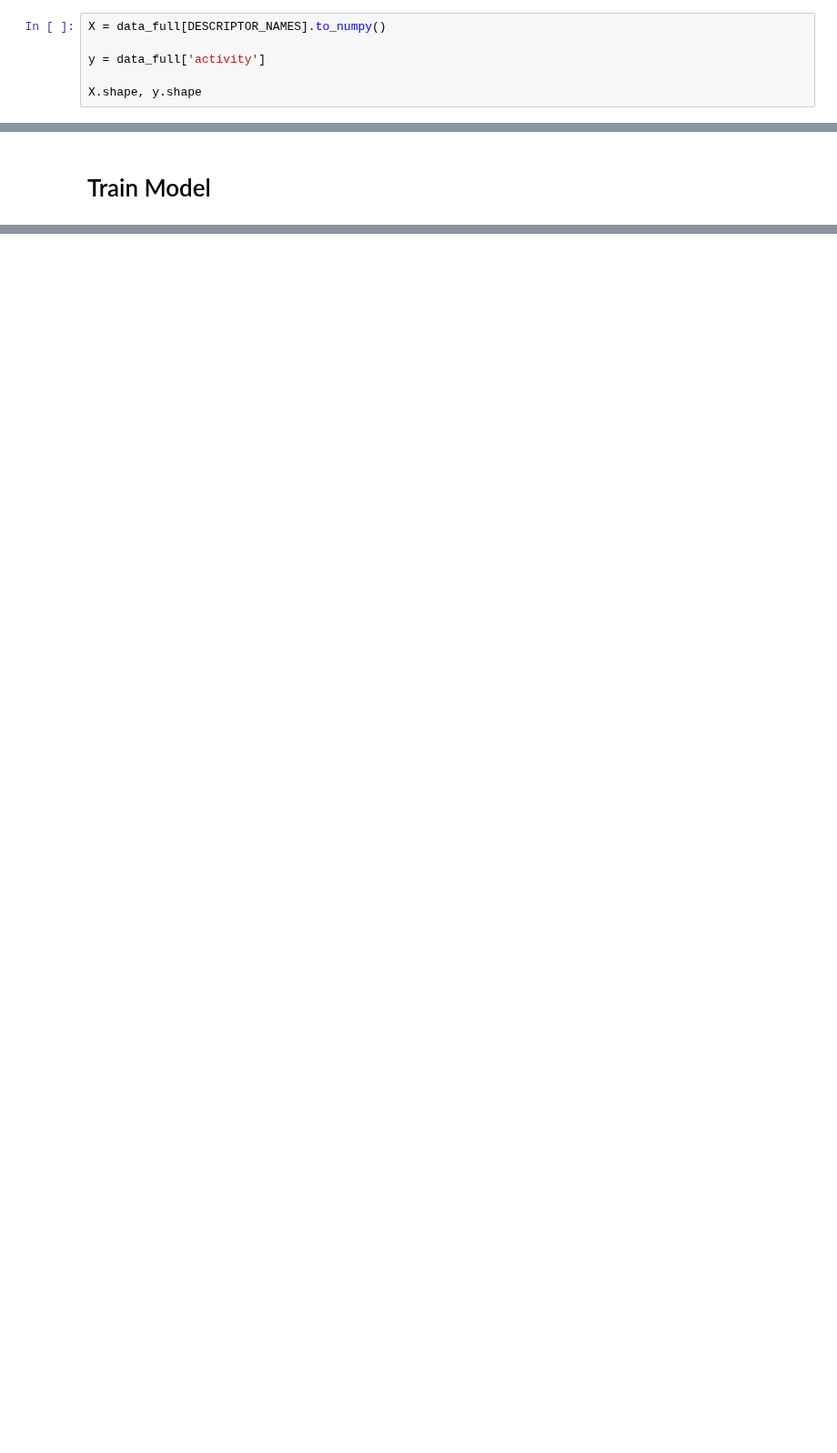
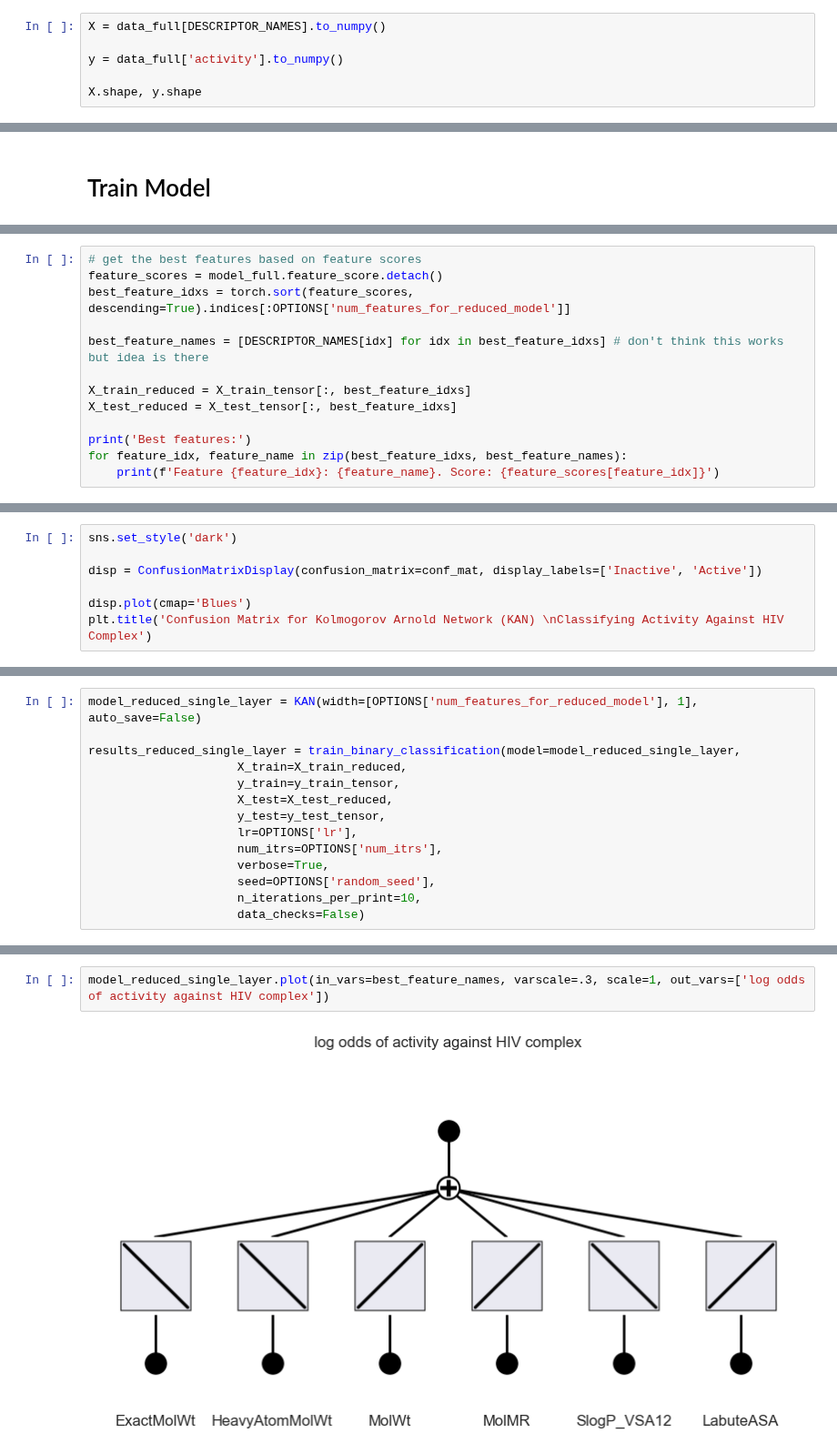
Before and after one commit to cgeils25/Chemical_Physics_and_KANs, a Jupyter notebook: notebooks/hiv/hiv_initial.ipynb, the cells around one changed output, grey strips where cells are left out. Shown at 91% size. Drawn from its saved outputs; the diff is of its cells as text; blank space fills up the shorter version.

```diff
--- a/notebooks/hiv/hiv_initial.ipynb
+++ b/notebooks/hiv/hiv_initial.ipynb
@@ -471,7 +500,7 @@ data_full.shape
 # %%
 X = data_full[DESCRIPTOR_NAMES].to_numpy()
 
-y = data_full['activity']
+y = data_full['activity'].to_numpy()
 
 X.shape, y.shape
 # %% [output]
@@ -551,0 +800,13 @@ weighted avg       0.95      0.96      0.95      7238
+# %%
+# get the best features based on feature scores
+feature_scores = model_full.feature_score.detach()
+best_feature_idxs = torch.sort(feature_scores, descending=True).indices[:OPTIONS['num_features_for_reduced_model']]
+
+best_feature_names = [DESCRIPTOR_NAMES[idx] for idx in best_feature_idxs] # don't think this works but idea is there
+
+X_train_reduced = X_train_tensor[:, best_feature_idxs]
+X_test_reduced = X_test_tensor[:, best_feature_idxs]
+
+print('Best features:')
+for feature_idx, feature_name in zip(best_feature_idxs, best_feature_names):
+    print(f'Feature {feature_idx}: {feature_name}. Score: {feature_scores[feature_idx]}')
@@ -551,0 +840,7 @@ weighted avg       0.95      0.96      0.95      7238
+# %%
+sns.set_style('dark')
+
+disp = ConfusionMatrixDisplay(confusion_matrix=conf_mat, display_labels=['Inactive', 'Active'])
+
+disp.plot(cmap='Blues')
+plt.title('Confusion Matrix for Kolmogorov Arnold Network (KAN) \nClassifying Activity Against HIV Complex')
@@ -551,0 +852,14 @@ weighted avg       0.95      0.96      0.95      7238
+# %%
+model_reduced_single_layer = KAN(width=[OPTIONS['num_features_for_reduced_model'], 1], auto_save=False)
+
+results_reduced_single_layer = train_binary_classification(model=model_reduced_single_layer,
+                     X_train=X_train_reduced,
+                     y_train=y_train_tensor,
+                     X_test=X_test_reduced,
+                     y_test=y_test_tensor,
+                     lr=OPTIONS['lr'],
+                     num_itrs=OPTIONS['num_itrs'],
+                     verbose=True,
+                     seed=OPTIONS['random_seed'],
+                     n_iterations_per_print=10,
+                     data_checks=False)
@@ -551,0 +916,4 @@ weighted avg       0.95      0.96      0.95      7238
+# %%
+model_reduced_single_layer.plot(in_vars=best_feature_names, varscale=.3, scale=1, out_vars=['log odds of activity against HIV complex'])
+# %% [output]
+[figure, added]
```
Also changed, not shown: parts of 34 cells of this notebook.
